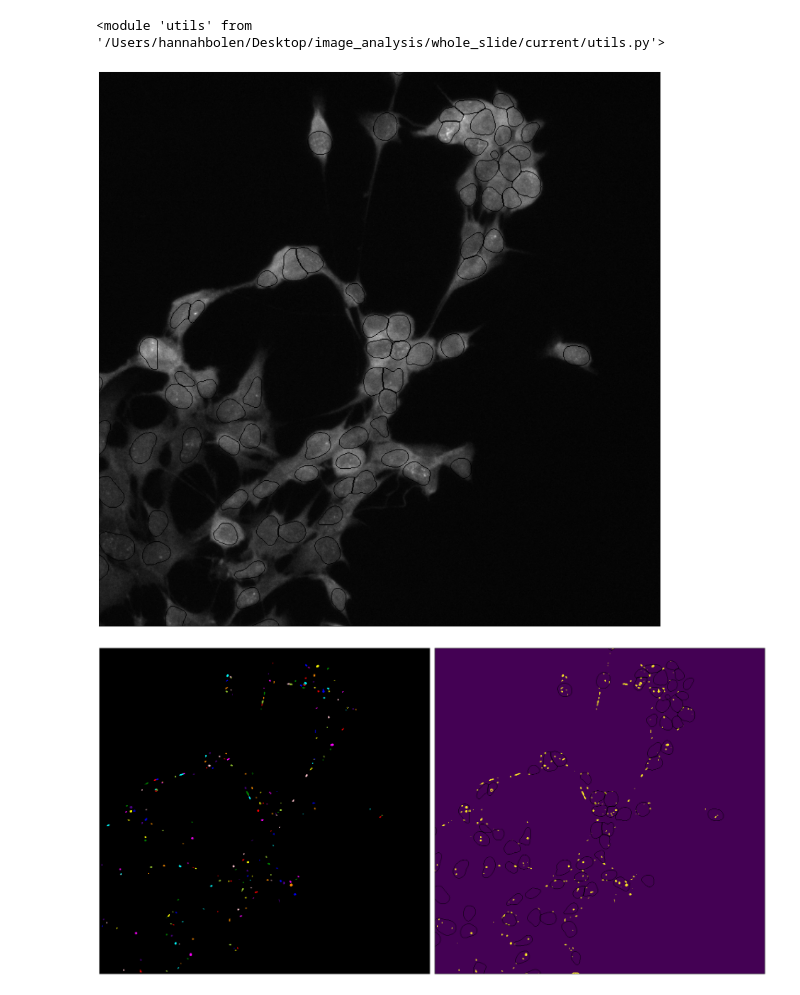
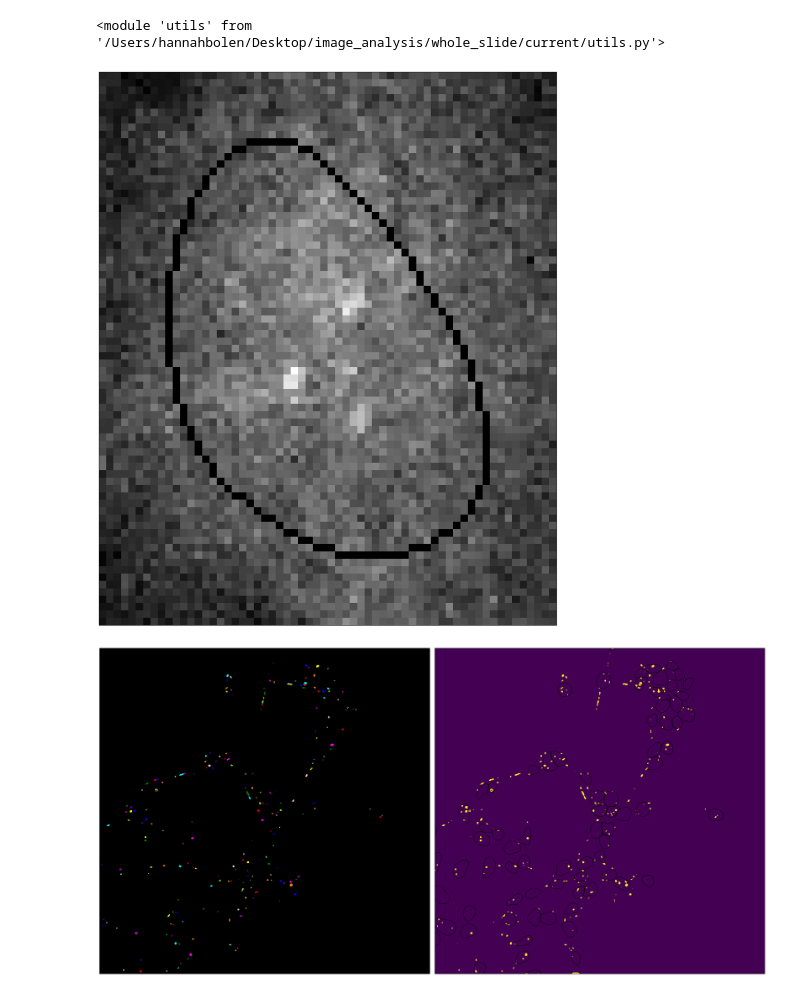
Before and after one commit to hannahbolen1/whole_slide, a Jupyter notebook: current/adjust_params.ipynb, the cells around one changed output. Saved outputs shown, nothing was run; the diff lists cells and outputs as text; code cells hidden in the pictures.

```diff
--- a/current/adjust_params.ipynb
+++ b/current/adjust_params.ipynb
@@ -40,39 +41,39 @@ nuclei = tifffile.memmap(nuclei_mask_path)
 # results_fullslide = pd.read_csv(results_path,dtype={"nucleus_bounds":"object"}).set_index("label", drop=True)
 # results_fullslide["nucleus_bounds"] = results_fullslide["nucleus_bounds"].apply(ast.literal_eval)
 # %%
-minimums_i, maximums_i, minimums_j, maximums_j = objects_bounds(nuclei, 400)
+minimums_i, maximums_i, minimums_j, maximums_j = objects_bounds(nuclei, 10)
 # %%
-k = 777
+k = 3456
 patch_img = img[
     minimums_i[k] : maximums_i[k],
     minimums_j[k] : maximums_j[k],
 ]
 
 patch_gfp = gfp[
     minimums_i[k] : maximums_i[k],
     minimums_j[k] : maximums_j[k],
 ]
 
 patch_nuclei = nuclei[
     minimums_i[k] : maximums_i[k],
     minimums_j[k] : maximums_j[k],
 ]
 
 patch_mask = patch_nuclei == k+1
 # patch_img_masked = np.where(patch_mask, patch_img, 0)
 patch_img_masked = patch_img*(patch_nuclei>0)
 
 nuc_outline = ski.segmentation.find_boundaries(patch_nuclei,mode="outer")
 nuc_outline = np.ma.masked_where(nuc_outline==False,nuc_outline)
 
 fig,ax = plt.subplots(figsize=(20,20))
 ax.imshow((patch_img),cmap="gray")
 ax.imshow(nuc_outline, cmap="Grays_r")
 ax.set_yticks([])
 ax.set_xticks([])
 plt.tight_layout()
 # %% [output]
-[figure, old version]
+[figure, new version]
 # %%
 tophat = ski.morphology.white_tophat(
         patch_img, footprint=ski.morphology.disk(2))
```
Also changed, not shown: parts of 8 cells of this notebook, 4 other files.
